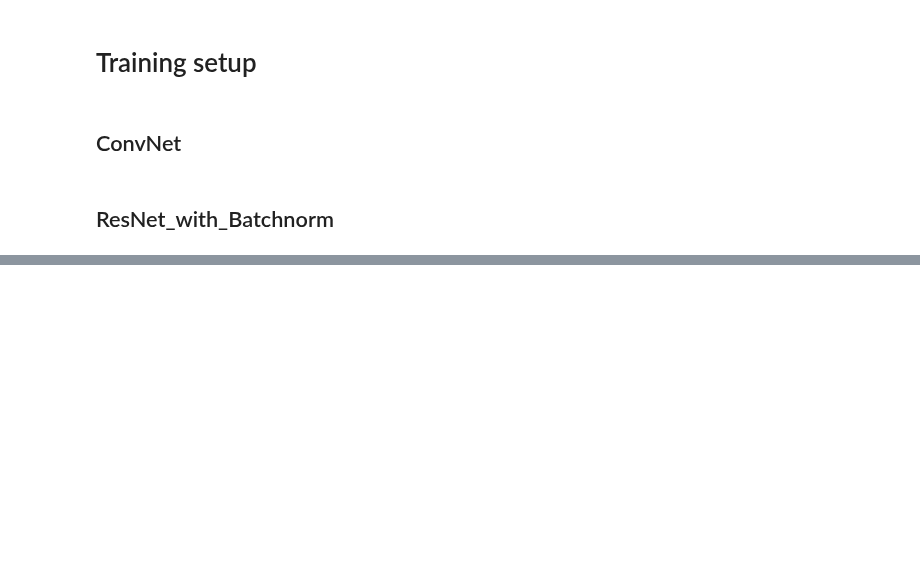
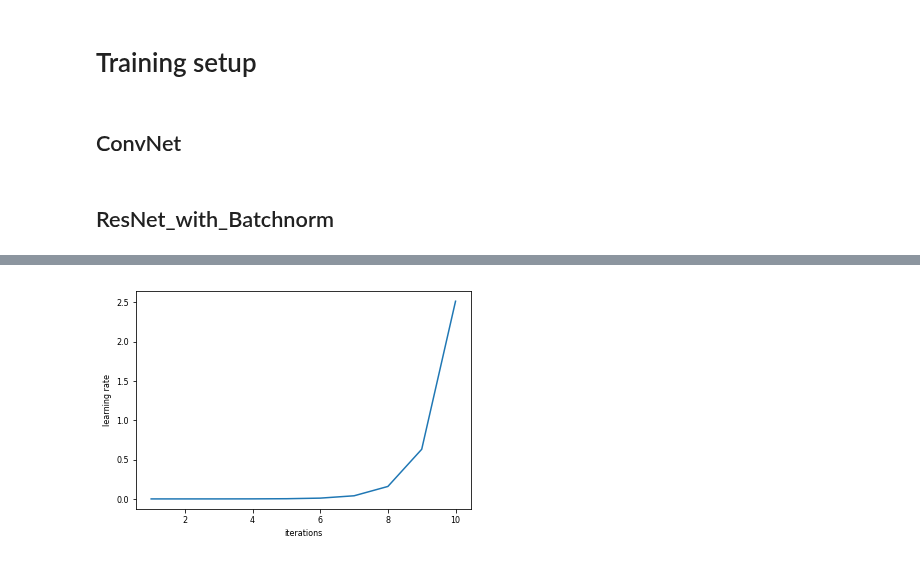
Before and after one commit to WMAPernice/Test_dev, a Jupyter notebook: YNet_dev/YNet_Res_2_per_dataset.ipynb, the cells around one changed output, grey strips where cells are left out. Saved outputs shown, nothing was run; the diff lists cells and outputs as text; code cells hidden in the pictures; blank space fills up the shorter version.

```diff
--- a/YNet_dev/YNet_Res_2_per_dataset.ipynb
+++ b/YNet_dev/YNet_Res_2_per_dataset.ipynb
@@ -146,6 +147,6 @@ class Resnet(nn.Module):
         x = x.view(x.size(0), -1)
         return F.log_softmax(self.out(x), dim=-1)
 # %%
-learn = ConvLearner.from_model_data(Resnet([10, 20, 40, 80, 160], 4), data)
+learn = ConvLearner.from_model_data(Resnet([10, 20, 40, 80, 160], NUM_CLASSES), data)
 # %%
 learn.summary()
@@ -154,2 +183,6 @@ wd=1e-5
+# %%
+learn.sched.plot_lr()
+# %% [output]
+[figure, added]
 # %%
 %time learn.fit(1e-2, 8, cycle_len=4, wds=wd)
```
Also changed, not shown: parts of 10 cells of this notebook, 3 other files.
